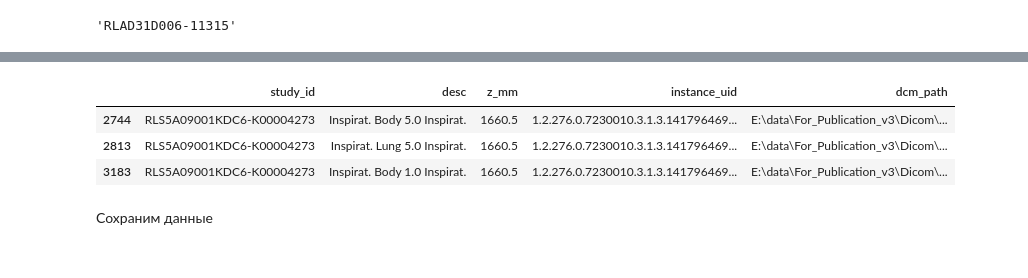
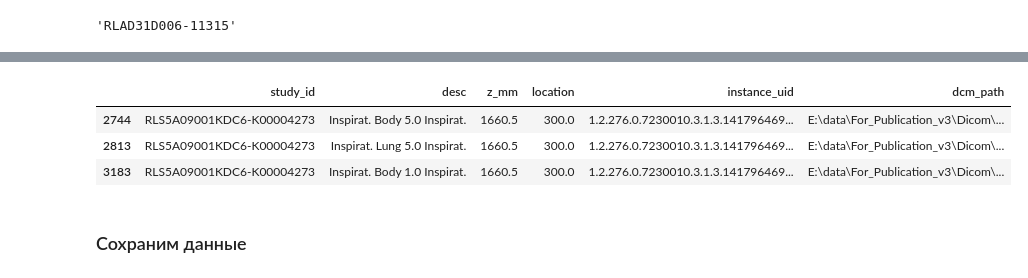
Before and after one commit to vkandoba/lungnodules, a Jupyter notebook: 0_Load_Data.ipynb, the cells around one changed output, grey strips where cells are left out. Saved outputs shown, nothing was run; the diff lists cells and outputs as text; code cells hidden in the pictures.

```diff
--- a/0_Load_Data.ipynb
+++ b/0_Load_Data.ipynb
@@ -29,7 +31,7 @@ def read_json(filename, encoding='utf-8-sig'):
 # %%
 protocols_common_rows = []
 protocols_positions_rows = []
-for pfile in protocols_files:
+for pfile in protocol_files:
     protocol_json = read_json(pfile)
 
     for comment_json in protocol_json['doctors']:
@@ -83,10 +87,10 @@ nodules_positions.head(3)
 # %%
-specific_tags_list = ['StudyDate', 'StudyTime', 'SeriesInstanceUID', 'SeriesDescription', 'ImagePositionPatient', 'PixelSpacing']
+specific_tags_list = ['SeriesInstanceUID', 'SeriesDescription', 'ImagePositionPatient', 'PixelSpacing', 'SliceLocation']
 
 def read_plans_tags(accession_number, study_id):
     dcm_base_dir =   f"{basedir}\\Dicom\\{accession_number}_{study_id}\\CT"
     dcm_dir = f"{dcm_base_dir}\\{os.listdir(dcm_base_dir)[0]}"
     dcm_files = [f"{dcm_dir}\\{file_name}" for file_name in os.listdir(dcm_dir)]
-    plans = [(file, pydicom.read_file(file, stop_before_pixels=True)) for file in dcm_files]
+    plans = [(file, pydicom.read_file(file, specific_tags=specific_tags_list, stop_before_pixels=True)) for file in dcm_files]
     lung_plans = [(file, plan) for (file, plan) in plans]
     return lung_plans
@@ -121,9 +103,9 @@ studies = protocols_common[['study_id', 'accession_number']].drop_duplicates()
 # %%
-%% time
+%%time
 plan_instance_rows = []
 for index, row in [x for x in studies.iterrows()]:
     plans = read_plans_tags(row['accession_number'], row['study_id'])
     for (file, plan) in plans:
         plan_tags_dict = dict([(tag.name, tag.value) for tag in plan])
         x, y, z = plan['ImagePositionPatient'].value
-        plan_instance_rows.append((row['study_id'], plan['SeriesDescription'].value, z, plan['SeriesInstanceUID'].value, file))
+        plan_instance_rows.append((row['study_id'], plan['SeriesDescription'].value, z, plan['SliceLocation'].value, plan['SeriesInstanceUID'].value, file))
@@ -130,14 +114,14 @@ for index, row in [x for x in studies.iterrows()]:
 # %%
-plans_col_names = ('study_id', 'desc', 'z_mm', 'instance_uid', 'dcm_path')
+plans_col_names = ('study_id', 'desc', 'z_mm', 'location', 'instance_uid', 'dcm_path')
 plan_instances = pd.DataFrame(data=plan_instance_rows, columns=plans_col_names).sort_values(['study_id', 'z_mm'])
 plan_instances.head(3)
 # %% [output]
-|  | study_id | desc | z_mm | instance_uid | dcm_path |
-| 2744 | RLS5A09001KDC6-K00004273 | Inspirat. Body 5.0 Inspirat. | 1660.5 | 1.2.276.0.7230010.3.1.3.141796469... | E:\data\For_Publication_v3\Dicom\... |
-| 2813 | RLS5A09001KDC6-K00004273 | Inspirat. Lung 5.0 Inspirat. | 1660.5 | 1.2.276.0.7230010.3.1.3.141796469... | E:\data\For_Publication_v3\Dicom\... |
-| 3183 | RLS5A09001KDC6-K00004273 | Inspirat. Body 1.0 Inspirat. | 1660.5 | 1.2.276.0.7230010.3.1.3.141796469... | E:\data\For_Publication_v3\Dicom\... |
+|  | study_id | desc | z_mm | location | instance_uid | dcm_path |
+| 2744 | RLS5A09001KDC6-K00004273 | Inspirat. Body 5.0 Inspirat. | 1660.5 | 300.0 | 1.2.276.0.7230010.3.1.3.141796469... | E:\data\For_Publication_v3\Dicom\... |
+| 2813 | RLS5A09001KDC6-K00004273 | Inspirat. Lung 5.0 Inspirat. | 1660.5 | 300.0 | 1.2.276.0.7230010.3.1.3.141796469... | E:\data\For_Publication_v3\Dicom\... |
+| 3183 | RLS5A09001KDC6-K00004273 | Inspirat. Body 1.0 Inspirat. | 1660.5 | 300.0 | 1.2.276.0.7230010.3.1.3.141796469... | E:\data\For_Publication_v3\Dicom\... |
-# %% [markdown]
-Сохраним данные
+# %% [markdown]
+### Сохраним данные
 # %%
 protocols_common.to_csv('data/protocols_common', index=False)
 nodules_positions.to_csv('data/nodules_positions', index=False)
```
Also changed, not shown: parts of 9 cells of this notebook, 2 other files.
